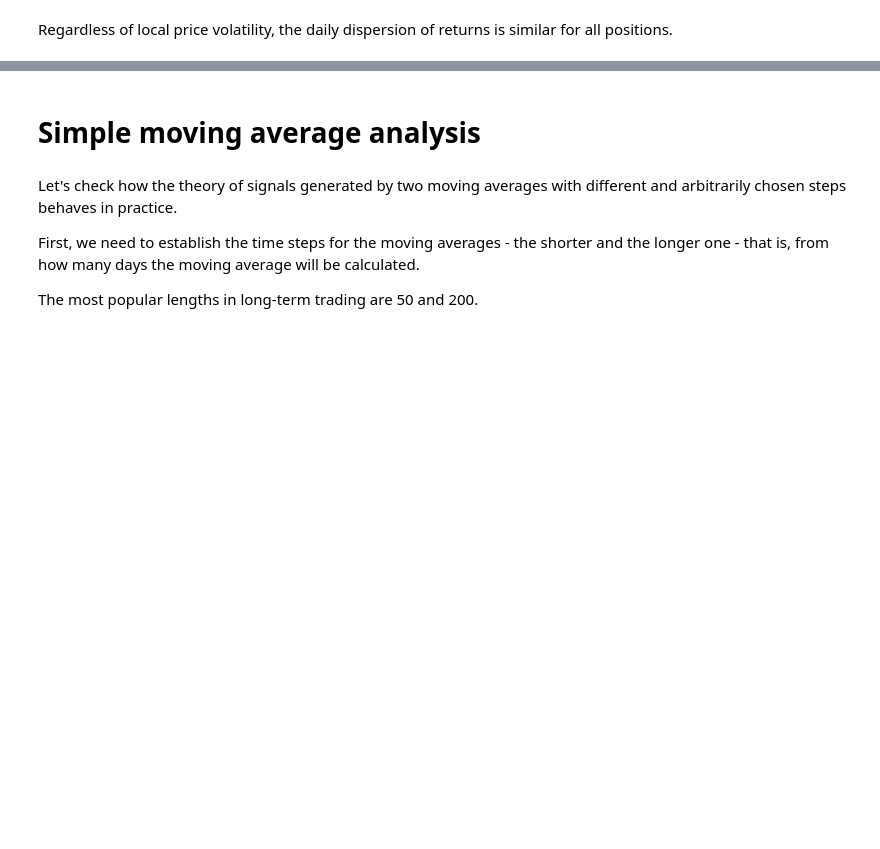
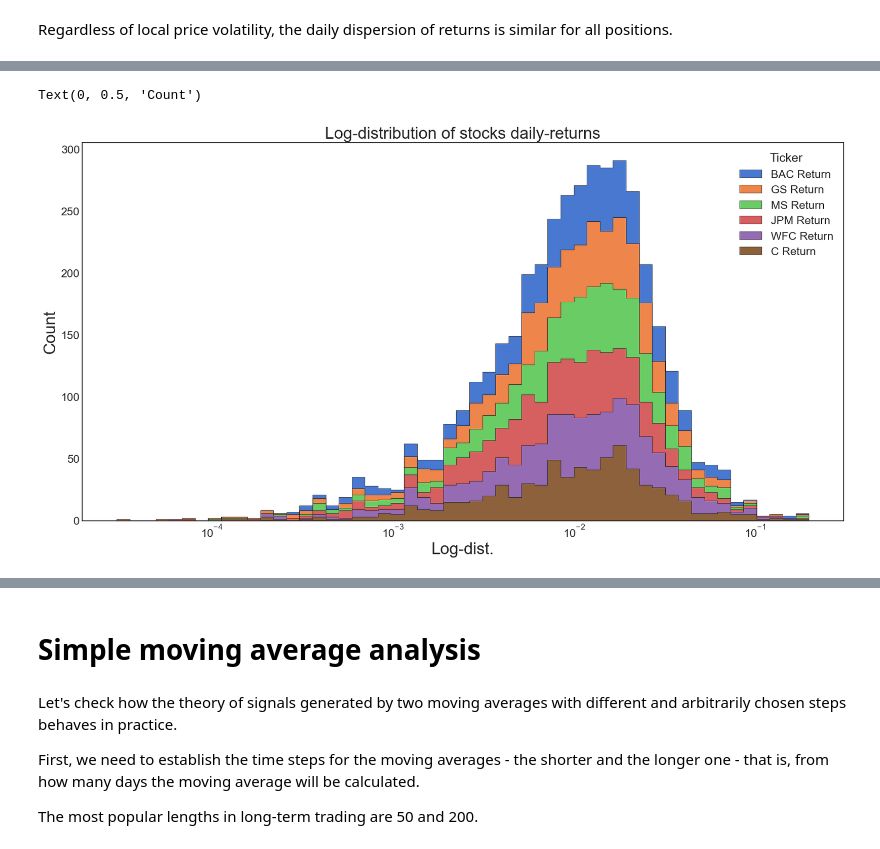
Before and after one commit to michaljaniga/DA-and-ML-jupyter-notebooks, a Jupyter notebook: financial_eda_SMA_EMA_algo_trade.ipynb, the cells around one changed output, grey strips where cells are left out. Drawn from its saved outputs; the diff is of its cells as text; code cells hidden in the pictures; blank space fills up the shorter version.

```diff
--- a/financial_eda_SMA_EMA_algo_trade.ipynb
+++ b/financial_eda_SMA_EMA_algo_trade.ipynb
@@ -184,0 +169,19 @@ sns.histplot(dfReturns['C Return'], bins=100)
+# %%
+fig, ax = plt.subplots(figsize=(20,10))
+sns.histplot(
+    dfReturns,
+    kde=False,
+    alpha=1,
+    multiple="stack",
+    palette="muted",
+    edgecolor=".1",
+    linewidth=0.5,
+    log_scale=True,
+    element="step",
+)
+plt.title('Log-distribution of stocks daily-returns', fontsize='24')
+plt.xlabel('Log-dist.', fontsize='24')
+plt.ylabel('Count', fontsize='24')
+# %% [output]
+Text(0, 0.5, 'Count')
+[figure, added]
```
Also changed, not shown: parts of 48 cells of this notebook.
